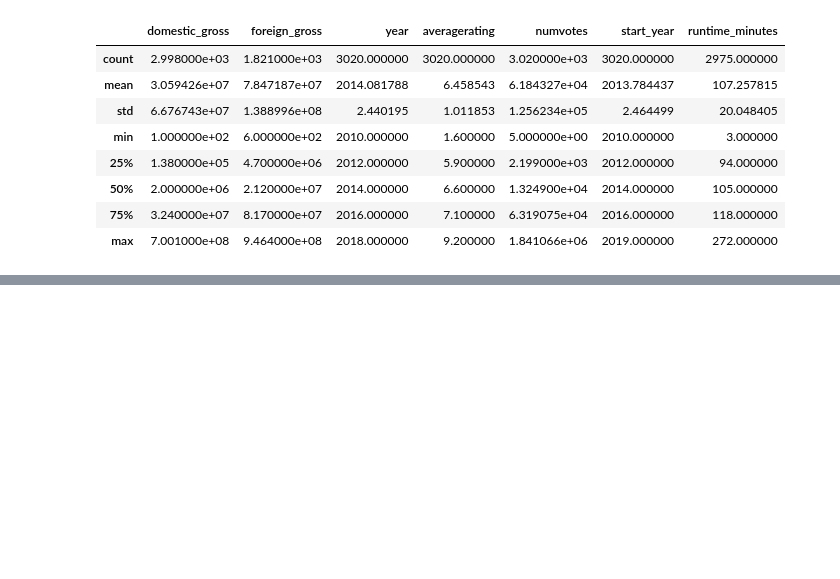
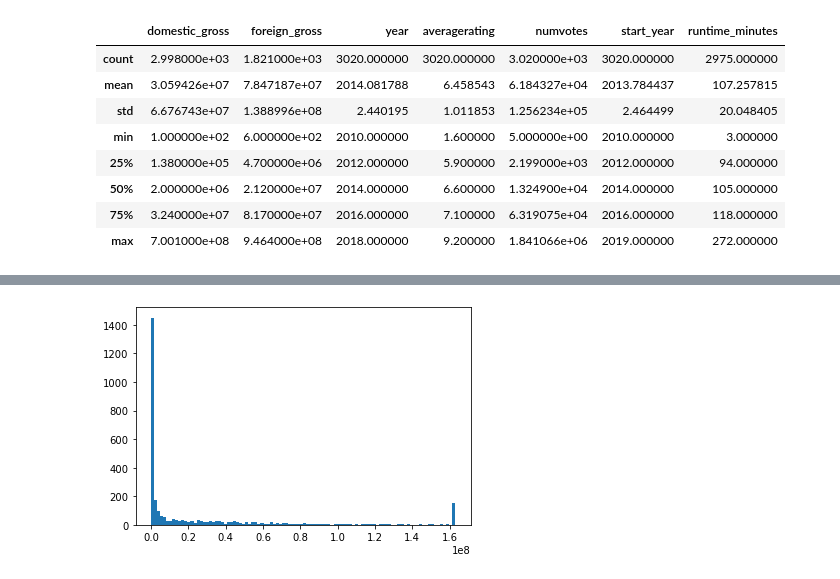
Before and after one commit to hgcostello/Phase_1_Project, a Jupyter notebook: data_manipulation_notebook.ipynb, the cells around one changed output, grey strips where cells are left out. Saved outputs shown, nothing was run; the diff lists cells and outputs as text; code cells hidden in the pictures; blank space fills up the shorter version.

```diff
--- a/data_manipulation_notebook.ipynb
+++ b/data_manipulation_notebook.ipynb
@@ -339,0 +355,16 @@ sns.boxplot(x='Genre 1', y='domestic_gross', data=joined_df)
+# %%
+## Action genre
+
+from scipy.stats import mstats
+
+x_new = mstats.winsorize(joined_df['domestic_gross'], limits=[0, 0.05])
+
+
+
+
+x = joined_df[joined_df['Action'] == True]['domestic_gross']
+
+
+plt.hist(x=x_new, bins=100);
+# %% [output]
+[figure, added]
```
Also changed, not shown: parts of 18 cells of this notebook, 6 other files.
